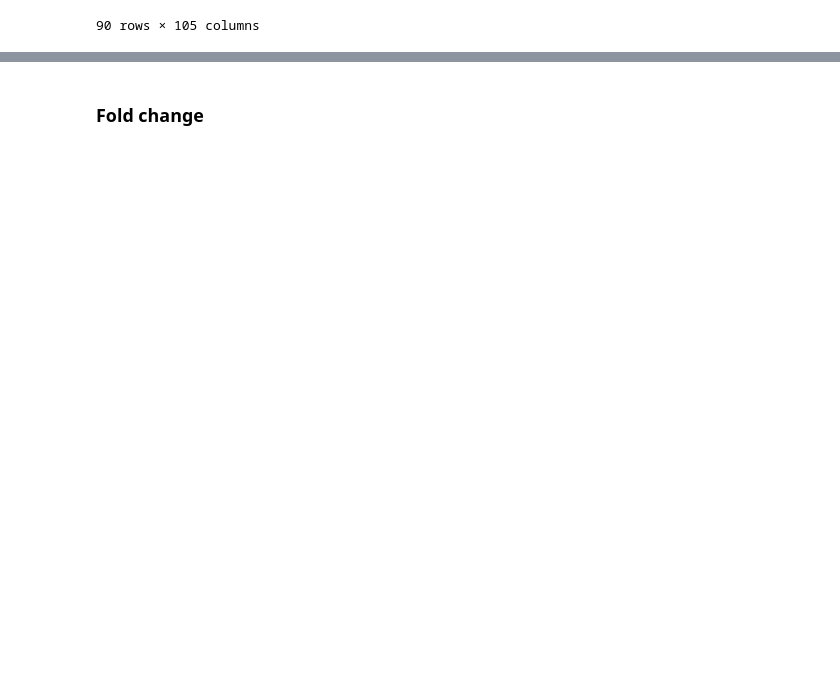
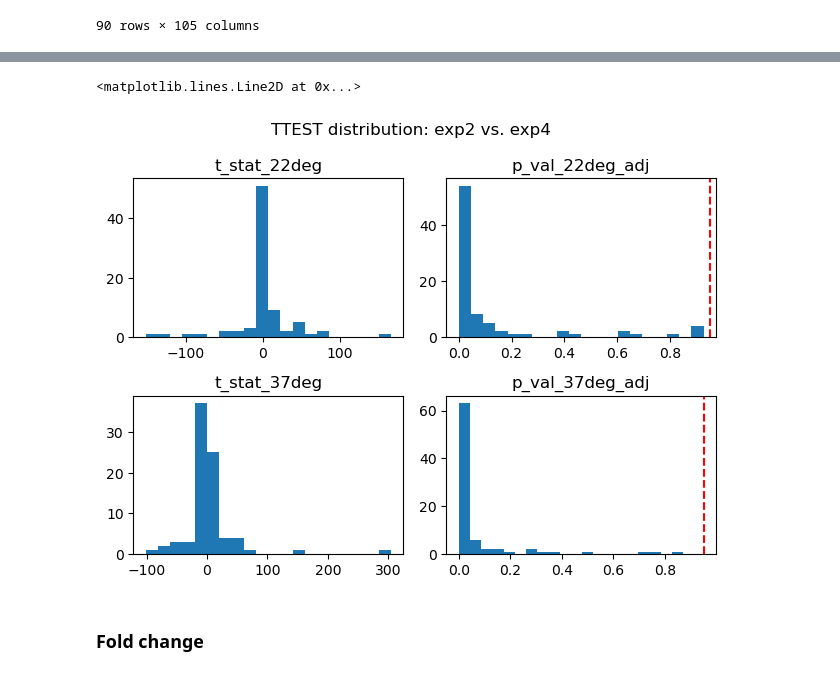
Before and after one commit to janniswi00/sphingo_modelling, a Jupyter notebook: code/analysis.ipynb, the cells around one changed output, grey strips where cells are left out. Drawn from its saved outputs; the diff is of its cells as text; code cells hidden in the pictures; blank space fills up the shorter version.

```diff
--- a/code/analysis.ipynb
+++ b/code/analysis.ipynb
@@ -262,3 +267,10 @@ axs[1, 1].axvline(0.05, linestyle="--", color="red")
+# %%
+fig, axs = plot(2, 2, "TTEST distribution: exp2 vs. exp4", df, [["t_stat_22deg", "p_val_22deg_adj"], ["t_stat_37deg", "p_val_37deg_adj"]], 20)
+axs[0, 1].axvline(0.95, linestyle="--", color="red")
+axs[1, 1].axvline(0.95, linestyle="--", color="red")
+# %% [output]
+<matplotlib.lines.Line2D at 0x...>
+[figure, added]
 # %% [markdown]
 ### Fold change
 # %%
```
Also changed, not shown: parts of 3 cells of this notebook.
